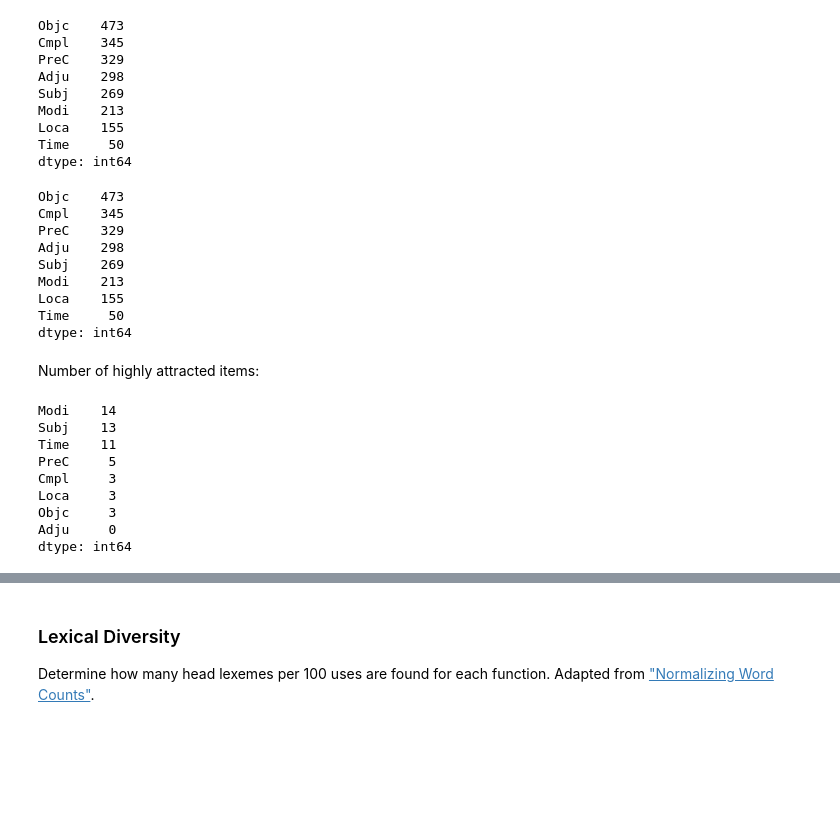
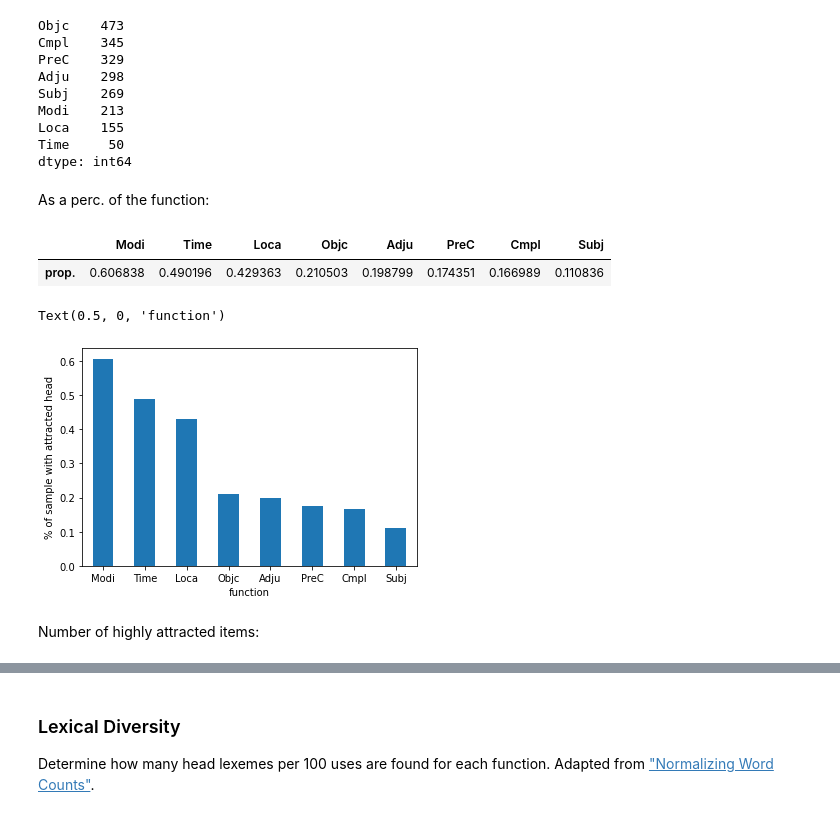
Before and after one commit to CambridgeSemiticsLab/BH_time_collocations, a Jupyter notebook: workflow/notebooks/analysis/head_association.ipynb, the cells around one changed output, grey strips where cells are left out. Saved outputs shown, nothing was run; the diff lists cells and outputs as text; code cells hidden in the pictures; blank space fills up the shorter version.

```diff
--- a/workflow/notebooks/analysis/head_association.ipynb
+++ b/workflow/notebooks/analysis/head_association.ipynb
@@ -339,19 +340,23 @@ out.plot('attraction_plot')
 # %% [markdown]
 ## Quantifying Attraction
 # %%
-def countsig(series, sig=50):
+def countsig(series, sig=50, sign='>'):
     """Count the number of statistically significant scores in a series."""
-    return series[series >= sig].size
+    if sign == '>':
+        return series[series >= sig].size
+    elif sign == '<':
+        return series[series <= sig].size
 # %% [markdown]
 ### N-statistically significant values
 # %% [markdown]
 Number of items with statistically significant attraction:
 # %%
-lex_fs.agg(
+sig_cts = lex_fs.agg(
     countsig,
     axis=1,
-    sig=1.3)\
-    .sort_values(ascending=False)
+    sig=1.3).sort_values(ascending=False)
+
+sig_cts
 # %% [output]
 Objc    473
 Cmpl    345
@@ -362,19 +367,5 @@ Modi    213
 Loca    155
 Time     50
 dtype: int64
-# %%
-lex_fs.agg(
-    countsig,
-    axis=1,
-    sig=1.3)\
-    .sort_values(ascending=False)
-# %% [output]
-Objc    473
-Cmpl    345
-PreC    329
-Adju    298
-Subj    269
-Modi    213
-Loca    155
-Time     50
-dtype: int64
+# %% [markdown]
+As a perc. of the function:
@@ -381,18 +374,20 @@ dtype: int64
+# %%
+sig_prop = (sig_cts / ((lex_ct > 0) * 1).sum(1)).sort_values(ascending=False)
+sig_prop = pd.DataFrame(sig_prop).T\
+    .set_axis(['prop.'], 0)
+
+sig_prop
+# %% [output]
+|  | Modi | Time | Loca | Objc | Adju | PreC | Cmpl | Subj |
+| prop. | 0.606838 | 0.490196 | 0.429363 | 0.210503 | 0.198799 | 0.174351 | 0.166989 | 0.110836 |
+# %%
+fig, ax = plt.subplots()
+sig_prop.loc['prop.'].plot(kind='bar', ax=ax)
+ax.set_xticklabels(ax.get_xticklabels(), rotation=0)
+ax.set_ylabel('% of sample with attracted head')
+ax.set_xlabel('function')
+# %% [output]
+Text(0.5, 0, 'function')
+[figure, added]
 # %% [markdown]
 Number of highly attracted items:
-# %%
-lex_fs.agg(
-    countsig,
-    axis=1,
-    sig=50)\
-    .sort_values(ascending=False)
-# %% [output]
-Modi    14
-Subj    13
-Time    11
-PreC     5
-Cmpl     3
-Loca     3
-Objc     3
-Adju     0
-dtype: int64
```
Also changed, not shown: parts of 10 cells of this notebook, 10 other files.
